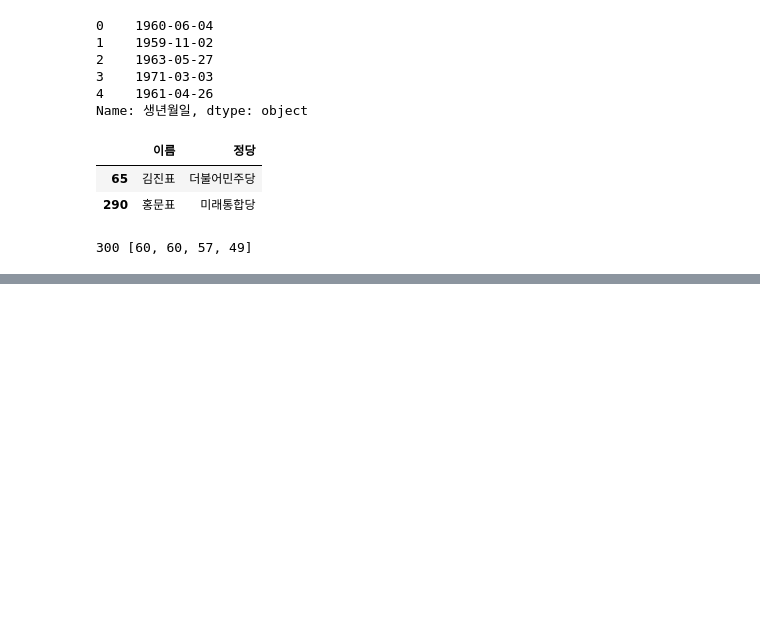
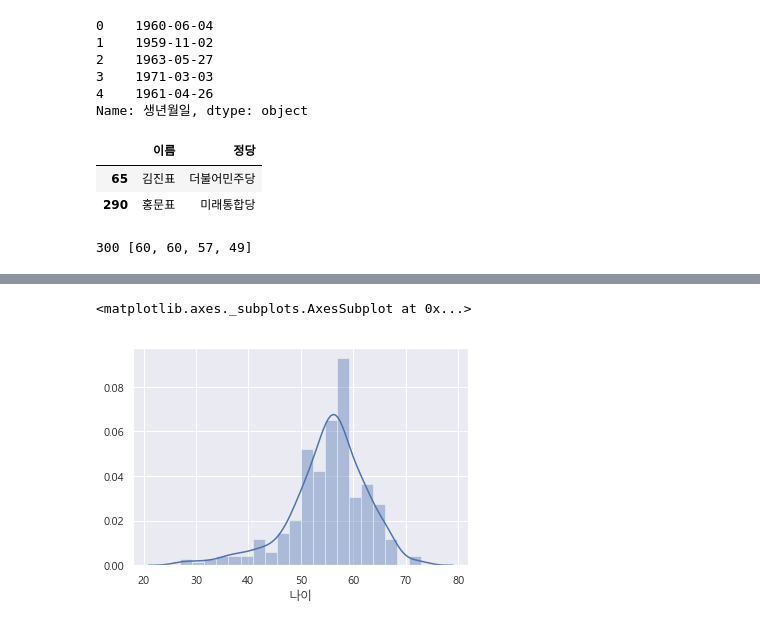
Before and after one commit to resourceSaga/multicampus_study_basic_python, a Jupyter notebook: webscrap_source/6. 국회의원현황_스크래핑_분석_저장.ipynb, the cells around one changed output, grey strips where cells are left out. Saved outputs shown, nothing was run; the diff lists cells and outputs as text; code cells hidden in the pictures; blank space fills up the shorter version.

```diff
--- a/webscrap_source/6. 국회의원현황_스크래핑_분석_저장.ipynb
+++ b/webscrap_source/6. 국회의원현황_스크래핑_분석_저장.ipynb
@@ -321,0 +387,5 @@ memory usage: 44.7+ KB
+# %%
+sns.distplot(data_df['나이'], hist=True)
+# %% [output]
+<matplotlib.axes._subplots.AxesSubplot at 0x...>
+[figure, added]
```
Also changed, not shown: parts of 16 cells of this notebook, 4 other files.
